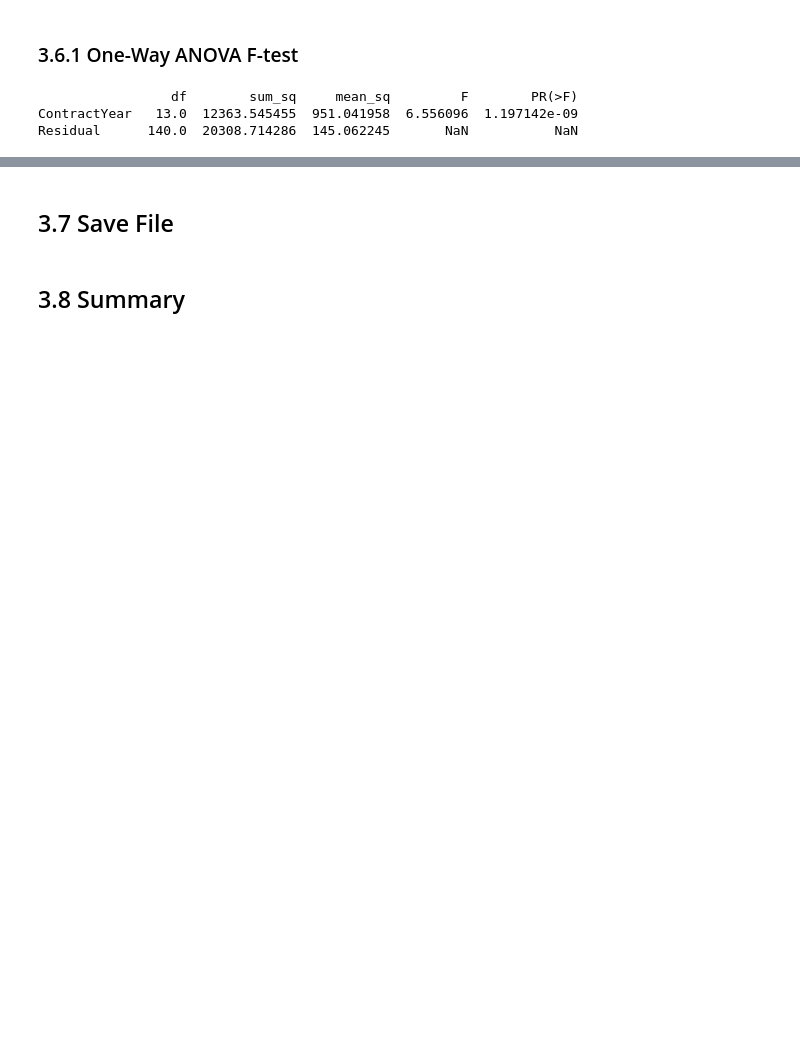
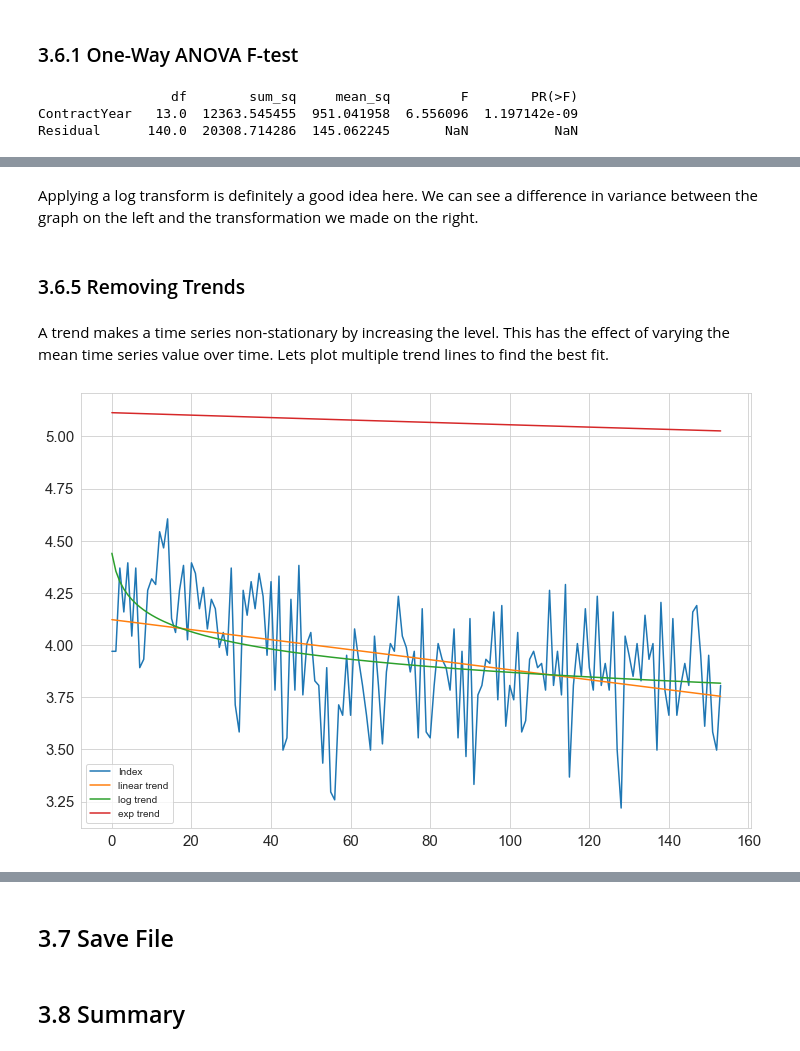
Before and after one commit to martell-n-tardy/Forecasting-with-a-Time-Series-Model-using-Python, a Jupyter notebook: notebooks/Exploratory Data Analysis.ipynb, the cells around one changed output, grey strips where cells are left out. Saved outputs shown, nothing was run; the diff lists cells and outputs as text; code cells hidden in the pictures; blank space fills up the shorter version.

```diff
--- a/notebooks/Exploratory Data Analysis.ipynb
+++ b/notebooks/Exploratory Data Analysis.ipynb
@@ -418,0 +533,31 @@ We can see now that 2005 was the strongest year for sales with an average of 72.
+# %% [markdown]
+Applying a log transform is definitely a good idea here. We can see a difference in variance between the graph on the left and the transformation we made on the right.
+# %% [markdown]
+### 3.6.5 Removing Trends
+# %% [markdown]
+A trend makes a time series non-stationary by increasing the level. This has the effect of varying the mean time series value over time. Lets plot multiple trend lines to find the best fit.
+# %%
+X = np.array(range(len(np.log(df_total_sales['TotalSales']))))
+y = np.log(df_total_sales['TotalSales']).ffill(axis=0)
+
+#Linear Trend
+reg = LinearRegression().fit(X.reshape(-1,1), y)
+pred_lin = reg.predict(X.reshape(-1,1))
+
+#Logarithmic trend
+a_1,b_1 = np.polyfit(np.log(X+1), y, 1)
+pred_log = a_1 * np.log(X+1) + b_1
+
+#Exponential trend
+a_2,b_2 = np.polyfit(X+1, np.log(y), 1)
+pred_exp = np.exp(b_2) + np.exp( (X+1) * a_2)
+
+plt.figure(figsize=(12,8))
+plt.plot(np.log(df_total_sales['TotalSales']), label="Index")
+plt.plot(df_total_sales['TotalSales'].index, pred_lin, label="linear trend")
+plt.plot(df_total_sales['TotalSales'].index, pred_log, label="log trend")
+plt.plot(df_total_sales['TotalSales'].index, pred_exp, label="exp trend")
+plt.legend()
+plt.show()
+# %% [output]
+[figure, added]
```
Also changed, not shown: parts of 43 cells of this notebook.
